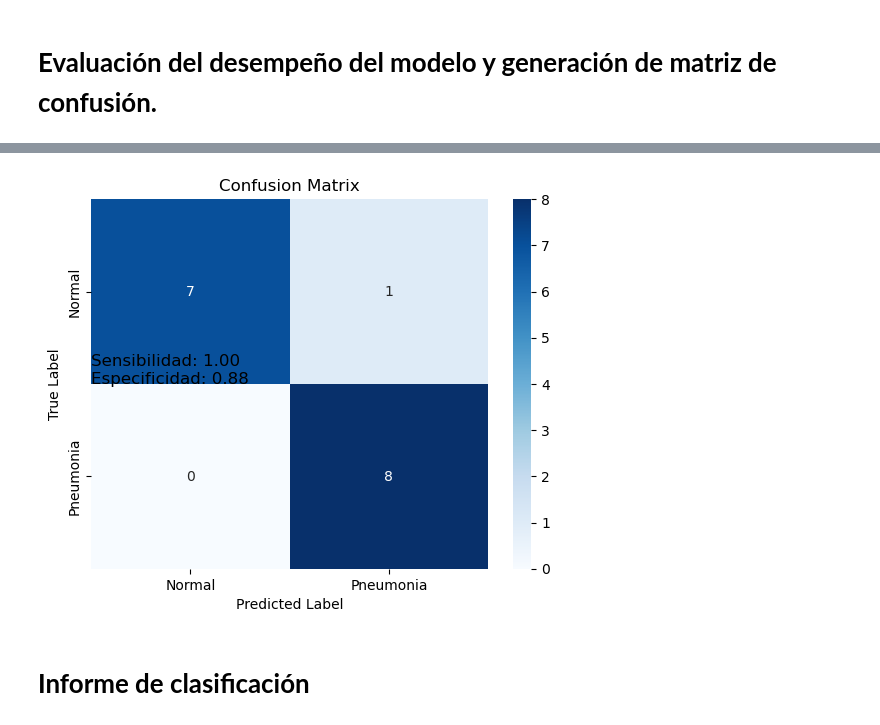
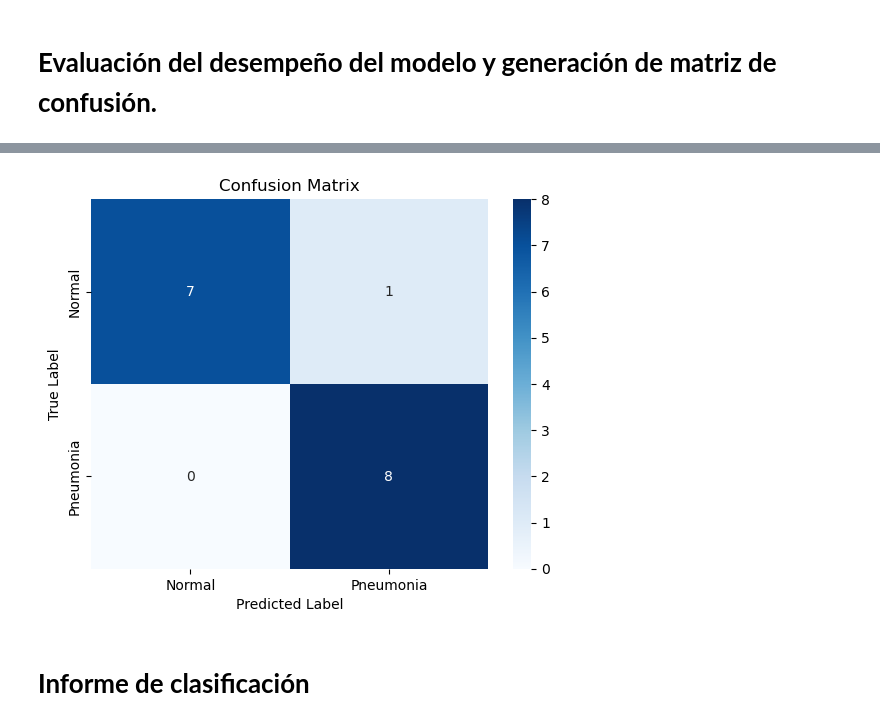
Before and after one commit to Salome-Miguel/MachineLearning-Rayos-X, a Jupyter notebook: chestpneumonia-p.ipynb, the cells around one changed output, grey strips where cells are left out. Saved outputs shown, nothing was run; the diff lists cells and outputs as text; code cells hidden in the pictures.

Commit message:
Kaggle Notebook | ChestPneumonia-p | VersionImage

```diff
--- a/chestpneumonia-p.ipynb
+++ b/chestpneumonia-p.ipynb
@@ -220,16 +208,16 @@ y_pred = np.round(y_pred).flatten() #redondea los valores de las predicciones a
 y_true = test_generator.classes#devuelve las etiquetas verdaderas de las imágenes del conjunto de prueba.
 cm = confusion_matrix(y_true, y_pred)
 
-TN, FP, FN, TP = cm.ravel()
+#TN, FP, FN, TP = cm.ravel()
 
-sensibilidad = TP / (TP + FN)
-especificidad = TN / (TN + FP)
+#sensibilidad = TP / (TP + FN)
+#especificidad = TN / (TN + FP)
 
 sns.heatmap(cm, annot=True, cmap='Blues', fmt='g', xticklabels=['Normal', 'Pneumonia'], yticklabels=['Normal', 'Pneumonia'])
 plt.xlabel('Predicted Label')
 plt.ylabel('True Label')
 plt.title('Confusion Matrix')
-plt.text(0, 0.9, f'Sensibilidad: {sensibilidad:.2f}', fontsize=12)
-plt.text(0, 1, f'Especificidad: {especificidad:.2f}', fontsize=12)
+#plt.text(0, 0.9, f'Sensibilidad: {sensibilidad:.2f}', fontsize=12)
+#plt.text(0, 1, f'Especificidad: {especificidad:.2f}', fontsize=12)
 plt.show()
 # %% [output]
@@ -236,4 +225,4 @@ plt.show()
-[figure, old version]
+[figure, new version]
 # %% [markdown]
 # **Informe de clasificación**
 # %%
```
Also changed, not shown: parts of 12 cells of this notebook.
